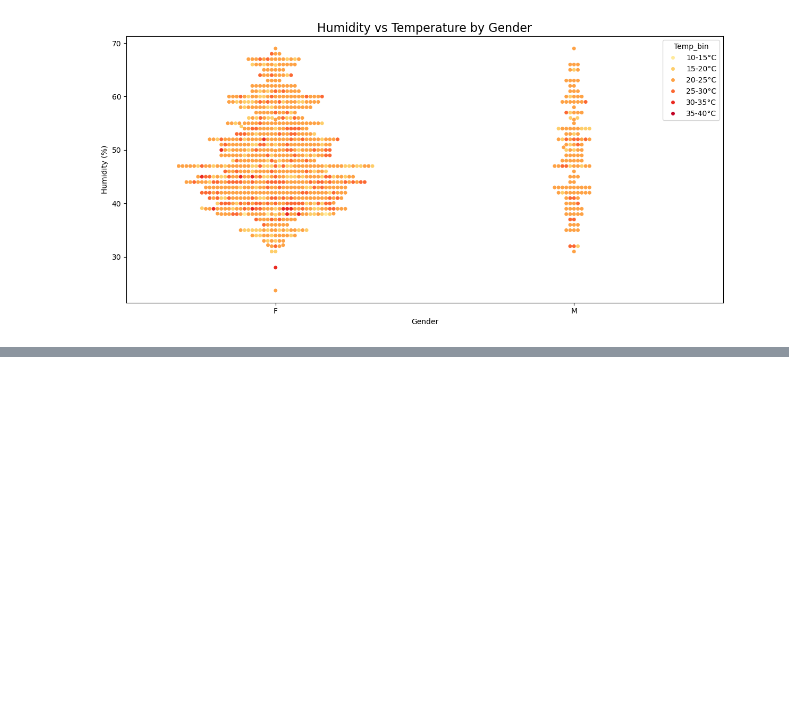
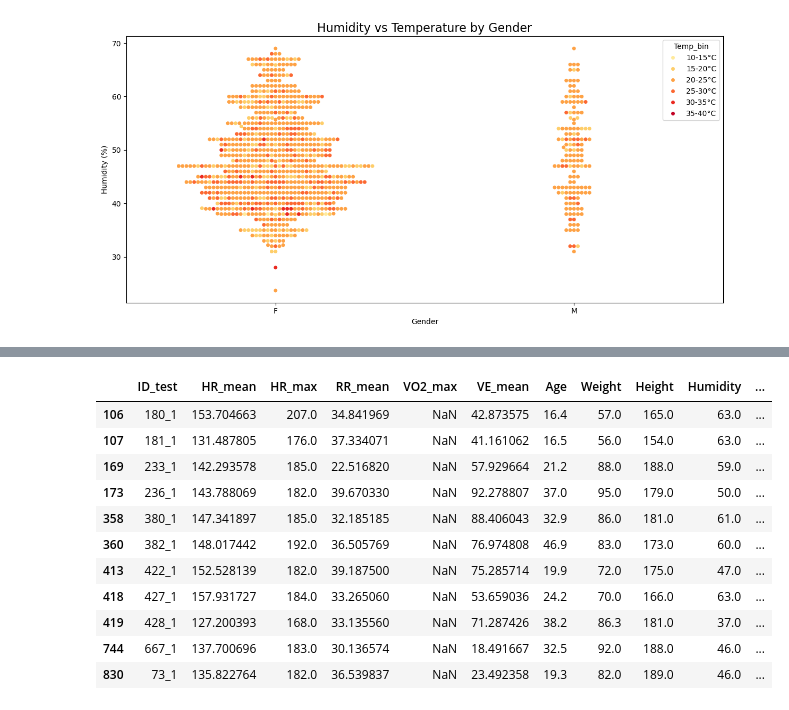
Before and after one commit to Subhadrasahu/Team9_Pythoknights_PythonHackathon_APRIL25, a Jupyter notebook: PythoKnights4964.ipynb, the cells around one changed output, grey strips where cells are left out. Cells and saved outputs as stored; diff of their text form; code cells hidden in the pictures; blank space fills up the shorter version.

```diff
--- a/PythoKnights4964.ipynb
+++ b/PythoKnights4964.ipynb
@@ -401,0 +405,35 @@ plt.show()
+# %%
+# Compute physiological summaries per test
+summary = test.groupby('ID_test').agg({
+    'HR': ['mean', 'max'],
+    'RR': 'mean',
+    'VO2': 'max',
+    'VE': 'mean'
+}).reset_index()
+
+summary.columns = ['ID_test', 'HR_mean', 'HR_max', 'RR_mean', 'VO2_max', 'VE_mean']
+
+# Join back to subject info
+final = pd.merge(summary, sub, on='ID_test')
+
+# Example rule: High HR_mean + low VO2_max = stress/poor fitness
+final['Psych_State'] = final.apply(lambda row: (
+    'Stressed or Low Fitness' if row['HR_mean'] > 110 and row['VO2_max'] < 25
+    else 'Fit and Calm' if row['VO2_max'] > 40
+    else 'Moderate'
+), axis=1)
+
+final[final['Psych_State']=='Moderate']
+# %% [output]
+|  | ID_test | HR_mean | HR_max | RR_mean | VO2_max | VE_mean | Age | Weight | Height | Humidity | ... |
+| 106 | 180_1 | 153.704663 | 207.0 | 34.841969 | NaN | 42.873575 | 16.4 | 57.0 | 165.0 | 63.0 | ... |
+| 107 | 181_1 | 131.487805 | 176.0 | 37.334071 | NaN | 41.161062 | 16.5 | 56.0 | 154.0 | 63.0 | ... |
+| 169 | 233_1 | 142.293578 | 185.0 | 22.516820 | NaN | 57.929664 | 21.2 | 88.0 | 188.0 | 59.0 | ... |
+| 173 | 236_1 | 143.788069 | 182.0 | 39.670330 | NaN | 92.278807 | 37.0 | 95.0 | 179.0 | 50.0 | ... |
+| 358 | 380_1 | 147.341897 | 185.0 | 32.185185 | NaN | 88.406043 | 32.9 | 86.0 | 181.0 | 61.0 | ... |
+| 360 | 382_1 | 148.017442 | 192.0 | 36.505769 | NaN | 76.974808 | 46.9 | 83.0 | 173.0 | 60.0 | ... |
+| 413 | 422_1 | 152.528139 | 182.0 | 39.187500 | NaN | 75.285714 | 19.9 | 72.0 | 175.0 | 47.0 | ... |
+| 418 | 427_1 | 157.931727 | 184.0 | 33.265060 | NaN | 53.659036 | 24.2 | 70.0 | 166.0 | 63.0 | ... |
+| 419 | 428_1 | 127.200393 | 168.0 | 33.135560 | NaN | 71.287426 | 38.2 | 86.3 | 181.0 | 37.0 | ... |
+| 744 | 667_1 | 137.700696 | 183.0 | 30.136574 | NaN | 18.491667 | 32.5 | 92.0 | 188.0 | 46.0 | ... |
+| 830 | 73_1 | 135.822764 | 182.0 | 36.539837 | NaN | 23.492358 | 19.3 | 82.0 | 189.0 | 46.0 | ... |
```
Also changed, not shown: parts of 3 cells of this notebook.
